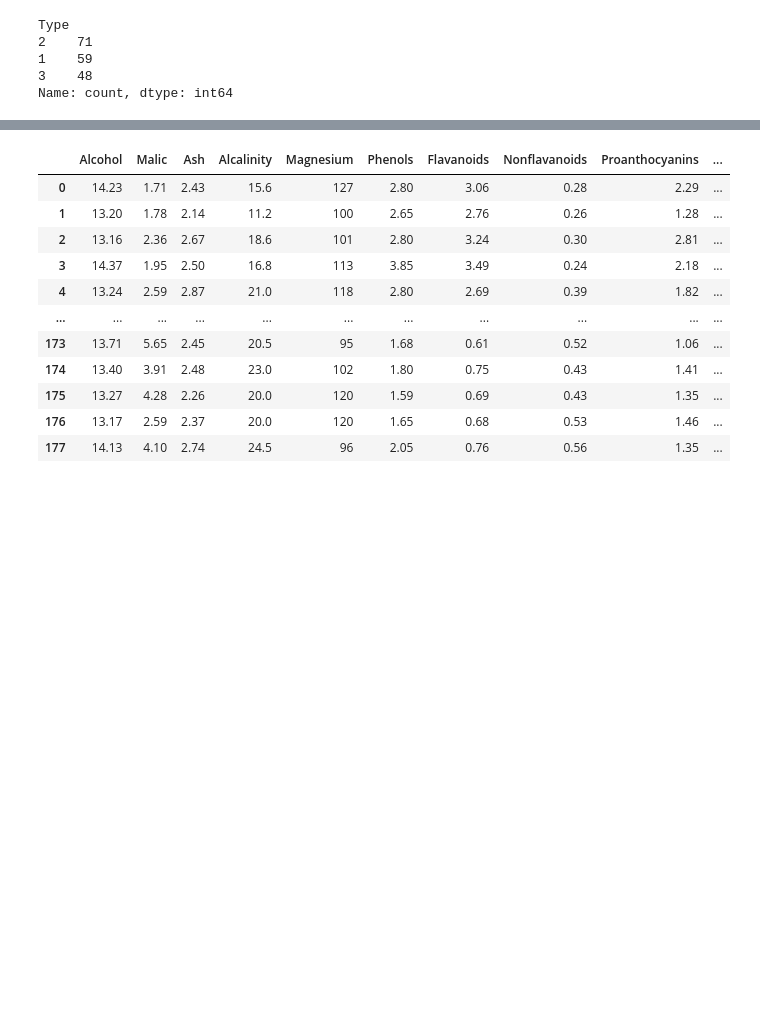
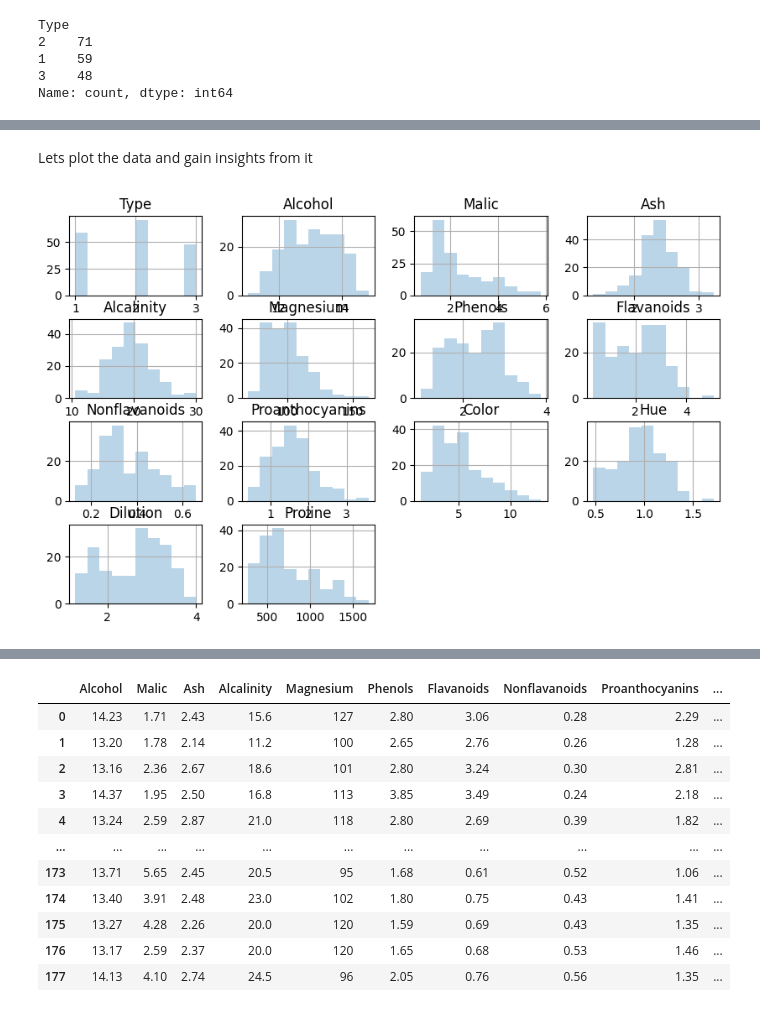
Before and after one commit to its-relative/Excelr, a Jupyter notebook: assignments/PCA/PCAwine.ipynb, the cells around one changed output, grey strips where cells are left out. Saved outputs shown, nothing was run; the diff lists cells and outputs as text; code cells hidden in the pictures; blank space fills up the shorter version.

```diff
--- a/assignments/PCA/PCAwine.ipynb
+++ b/assignments/PCA/PCAwine.ipynb
@@ -28,0 +86,2 @@ Name: count, dtype: int64
+# %% [markdown]
+Lets plot the data and gain insights from it
@@ -28,0 +91,6 @@ Name: count, dtype: int64
+# %%
+fig, ax = plt.subplots(figsize=(10,6))
+df.hist(ax = ax, alpha=0.3)
+plt.show()
+# %% [output]
+[figure, added]
```
Also changed, not shown: parts of 45 cells of this notebook.
